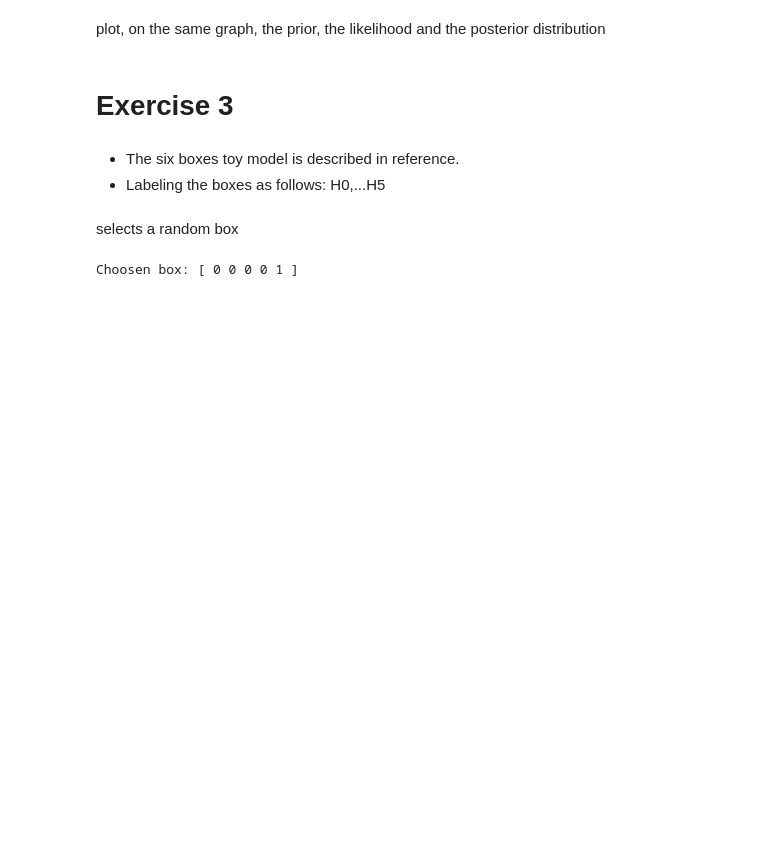
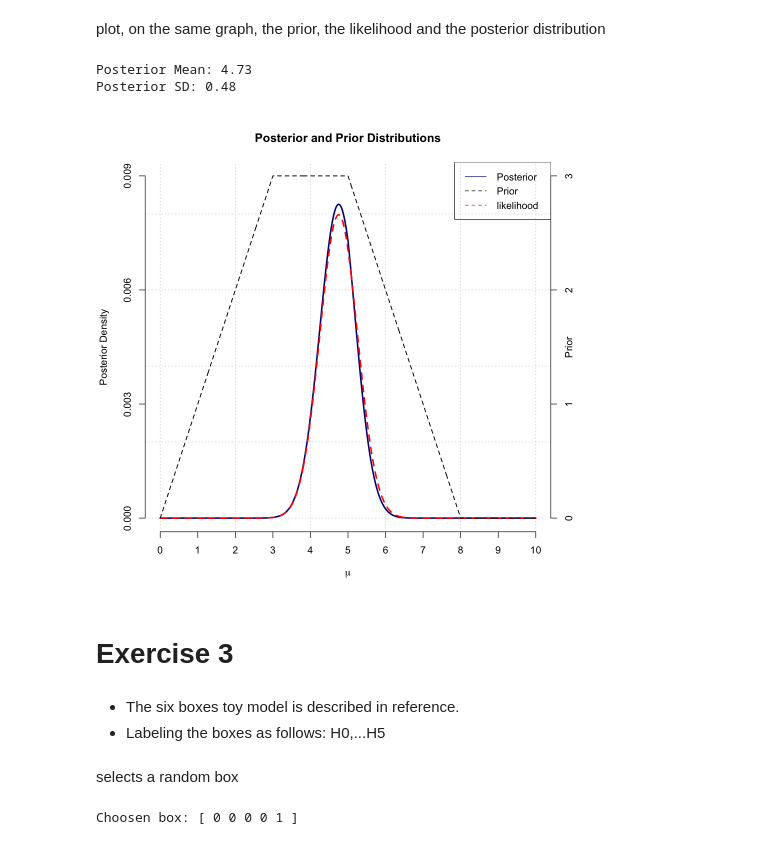
Before and after one commit to GiacomoLongaroni/Advanced_Statistics_For_Physics_Analysis_24, a Jupyter notebook: Rlab04/Giacomo_Longaroni_Rlab04.ipynb, the cells around one changed output. Saved outputs shown, nothing was run; the diff lists cells and outputs as text; code cells hidden in the pictures; blank space fills up the shorter version.

```diff
--- a/Rlab04/Giacomo_Longaroni_Rlab04.ipynb
+++ b/Rlab04/Giacomo_Longaroni_Rlab04.ipynb
@@ -198,5 +322,46 @@ plot the posterior distribution, indicating on the same plot: the mean value, th
 # %% [markdown]
 plot, on the same graph, the prior, the likelihood and the posterior distribution
+# %%
+plot(m, posterior_values,
+     type = "l",
+     col = "navy",
+     lty = 1,
+     lwd = 2.5,
+     ylab = "Posterior Density",
+     xlab = expression(mu),
+     main = "Posterior and Prior Distributions",
+     panel.first = grid(),
+     ylim = c(0, 0.009),
+     axes = FALSE)
+
+lines(m,
+      likelihood_array/sum(likelihood_array),
+      col = 'red',
+      lwd = 2.5,
+      lty = 2)
+axis(side = 1, at = seq(0, max(m), 1))
+axis(side = 2, at = seq(0, 0.009, 0.003))
+
+par(new = TRUE)
+plot(m, prior_array,
+     type = "l",
+     col = "black",
+     lty = 2,
+     lwd = 1.5,
+     axes = FALSE,
+     xlab = "",
+     ylab = "")
+axis(side = 4, at = seq(0,max(prior_array),1))
+mtext("Prior", side = 4, line=1)
+
+legend("topright", legend = c("Posterior", "Prior", 'likelihood'), col = c("navy", "black", 'red'), lty = c(1, 2,2))
+
+cat("Posterior Mean:", round(posterior_mean,2), "\n")
+cat("Posterior SD:", round(posterior_sd,2), "\n")
+# %% [output]
+Posterior Mean: 4.73
+Posterior SD: 0.48
+[figure, added]
 # %% [markdown]
 # Exercise 3
 # %% [markdown]
```
Also changed, not shown: parts of 10 cells of this notebook.
